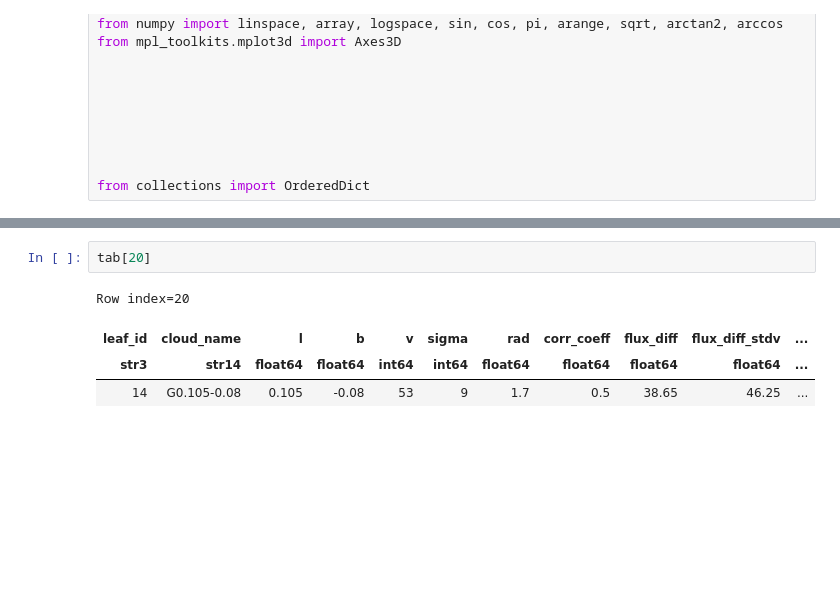
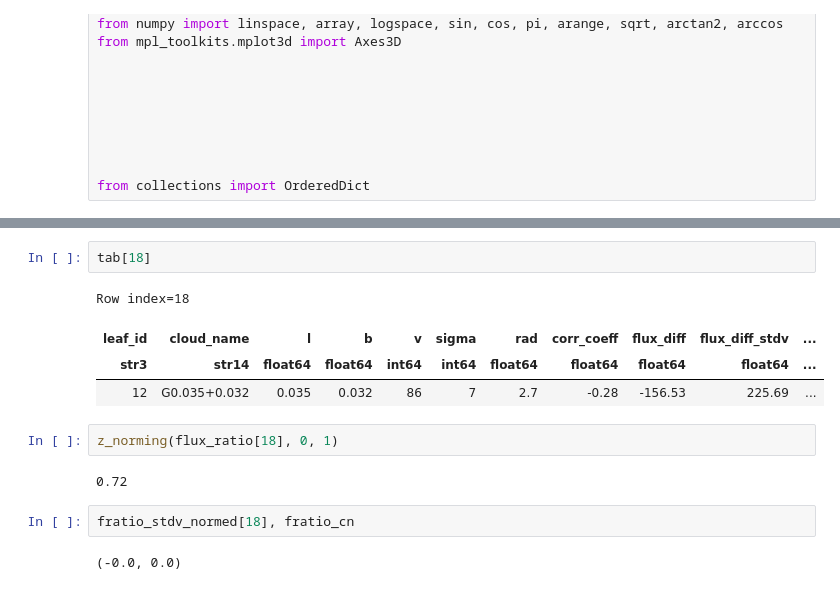
Before and after one commit to danilipman/cmz_synth, a Jupyter notebook: PPDFs.ipynb, the cells around one changed output, grey strips where cells are left out. Cells and saved outputs as stored; diff of their text form; blank space fills up the shorter version.

```diff
--- a/PPDFs.ipynb
+++ b/PPDFs.ipynb
@@ -41,10 +52,18 @@ absorp_value = tab['absorp_value']
 # %%
-tab[20]
+tab[18]
 # %% [output]
-Row index=20
+Row index=18
 | leaf_id | cloud_name | l | b | v | sigma | rad | corr_coeff | flux_diff | flux_diff_stdv | ... |
 | str3 | str14 | float64 | float64 | int64 | int64 | float64 | float64 | float64 | float64 | ... |
-| 14 | G0.105-0.08 | 0.105 | -0.08 | 53 | 9 | 1.7 | 0.5 | 38.65 | 46.25 | ... |
+| 12 | G0.035+0.032 | 0.035 | 0.032 | 86 | 7 | 2.7 | -0.28 | -156.53 | 225.69 | ... |
+# %%
+z_norming(flux_ratio[18], 0, 1)
+# %% [output]
+0.72
+# %%
+fratio_stdv_normed[18], fratio_cn
+# %% [output]
+(-0.0, 0.0)
 # %%
 print(np.nanmax(flux_diff), np.nanmin(flux_diff))
 print(np.nanmax(flux_ratio), np.nanmin(flux_ratio))
```
Also changed, not shown: parts of 23 cells of this notebook, 11 other files.
